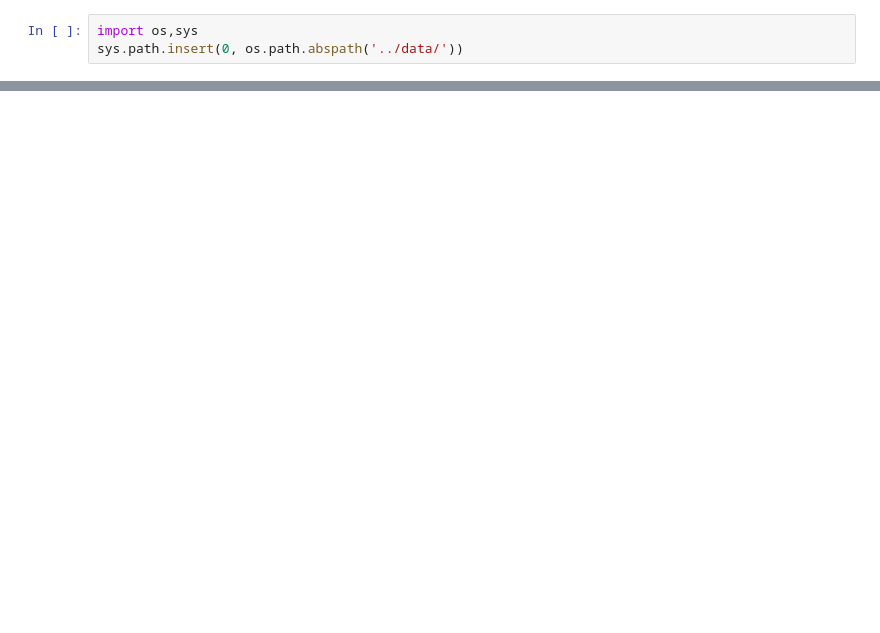
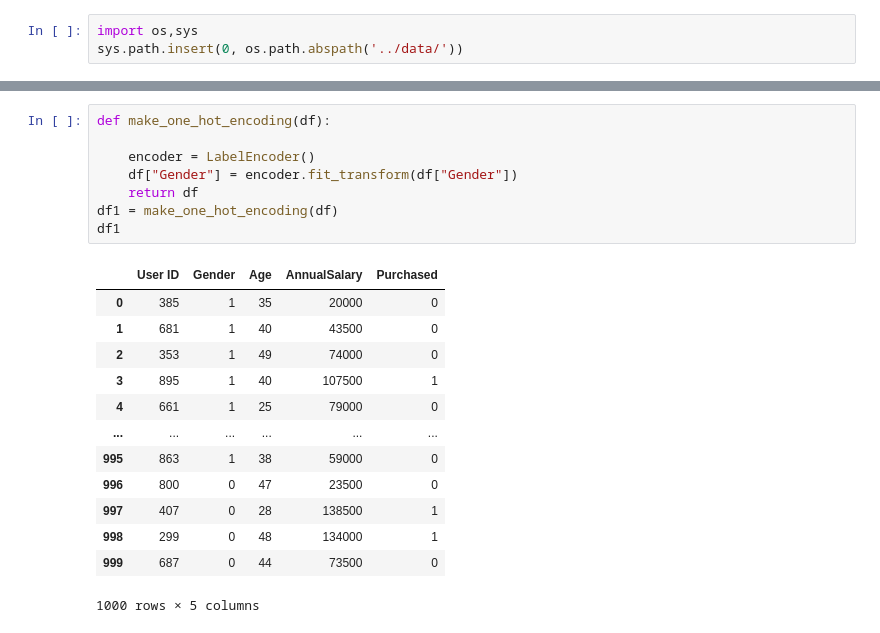
Before and after one commit to liartem/mlops-zoomcamp, a Jupyter notebook: final_project/src/EDA.ipynb, the cells around one changed output, grey strips where cells are left out. Cells and saved outputs as stored; diff of their text form; blank space fills up the shorter version.

```diff
--- a/final_project/src/EDA.ipynb
+++ b/final_project/src/EDA.ipynb
@@ -61,0 +44,22 @@ df
+# %%
+def make_one_hot_encoding(df):
+
+    encoder = LabelEncoder()
+    df["Gender"] = encoder.fit_transform(df["Gender"])
+    return df
+df1 = make_one_hot_encoding(df)
+df1
+# %% [output]
+|  | User ID | Gender | Age | AnnualSalary | Purchased |
+| 0 | 385 | 1 | 35 | 20000 | 0 |
+| 1 | 681 | 1 | 40 | 43500 | 0 |
+| 2 | 353 | 1 | 49 | 74000 | 0 |
+| 3 | 895 | 1 | 40 | 107500 | 1 |
+| 4 | 661 | 1 | 25 | 79000 | 0 |
+| ... | ... | ... | ... | ... | ... |
+| 995 | 863 | 1 | 38 | 59000 | 0 |
+| 996 | 800 | 0 | 47 | 23500 | 0 |
+| 997 | 407 | 0 | 28 | 138500 | 1 |
+| 998 | 299 | 0 | 48 | 134000 | 1 |
+| 999 | 687 | 0 | 44 | 73500 | 0 |
+1000 rows × 5 columns
```
Also changed, not shown: parts of 16 cells of this notebook, 6 other files.
